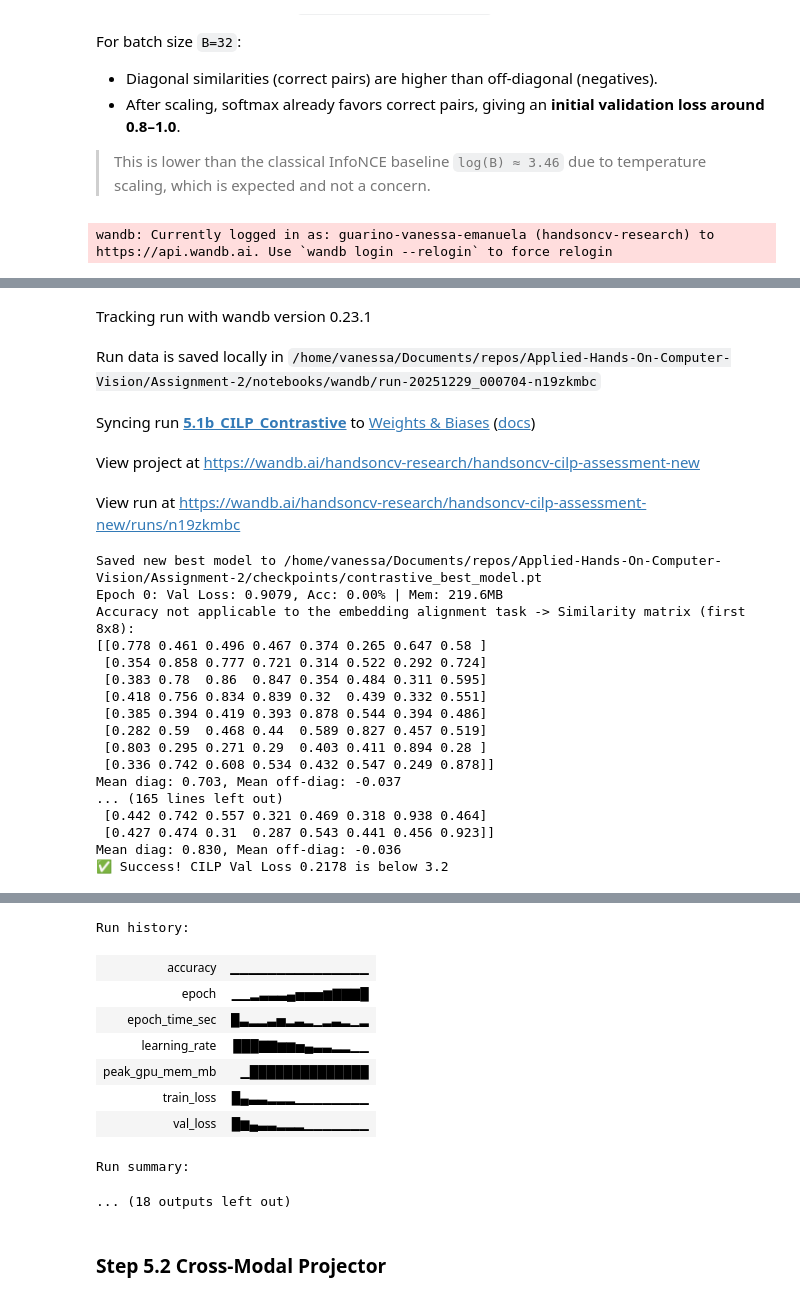
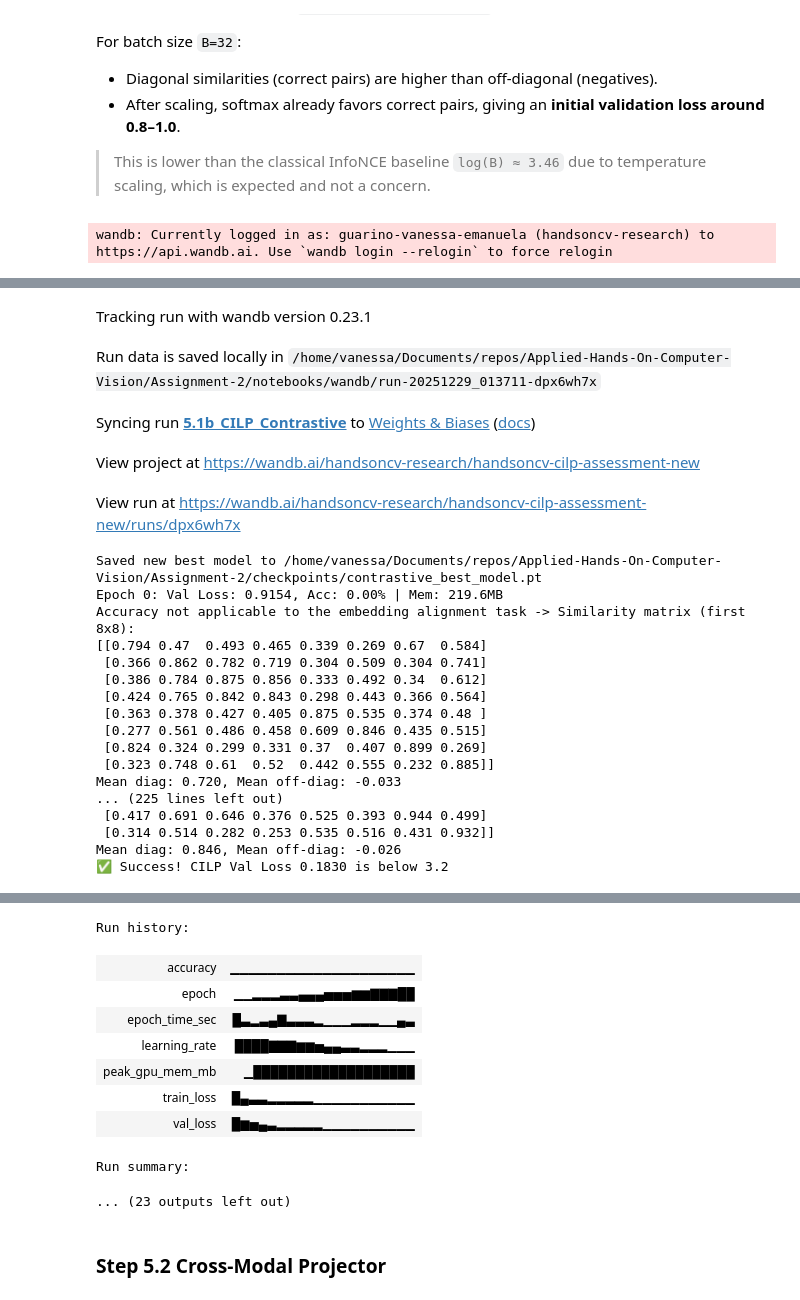
Before and after one commit to Guarinov/applied-hands-on-computer-vision, a Jupyter notebook: Assignment-2/notebooks/04_final_assessment.ipynb, the cells around one changed output, grey strips where cells are left out. Drawn from its saved outputs; the diff is of its cells as text; code cells hidden in the pictures.

```diff
--- a/Assignment-2/notebooks/04_final_assessment.ipynb
+++ b/Assignment-2/notebooks/04_final_assessment.ipynb
@@ -174,7 +174,7 @@ For batch size `B=32`:
 # %%
 # Configuration to fufill logging requirement
 # Choices based upon Nvidia 05_Assessment CILP training scheme
-EPOCHS = 15
+EPOCHS = 20
 LEARNING_RATE = 1e-4
 
 run = wandb.init(
@@ -194,60 +194,60 @@ cilp_model = EfficientCILPModel(emb_dim_interm=INTERM_FUSION_EMB_DIM, emb_dim_la
 optimizer = torch.optim.Adam(cilp_model.parameters(), lr=LEARNING_RATE)
 scheduler = torch.optim.lr_scheduler.CosineAnnealingLR(optimizer, T_max=EPOCHS)
 
 metrics_cilp = train_fusion_cilp_model(
     cilp_model,
     train_loader,
     val_loader,
     optimizer=optimizer,
     criterion=torch.nn.CrossEntropyLoss(), # CrossEntropy used for CILP too
     device="cuda",
     epochs=EPOCHS,
     scheduler=scheduler,
     task_mode="contrastive"
 )
 
 # TASK 5.1b CHECK REQUIREMENT:
-check_value = 3.2 #0.8
+check_value = 0.8 #3.2 #0.8
 if metrics_cilp['val_loss'] < check_value:
     print(f"✅ Success! CILP Val Loss {metrics_cilp['val_loss']:.4f} is below {check_value}")
 
 wandb.finish()
 # %% [output]
 wandb: Currently logged in as: guarino-vanessa-emanuela (handsoncv-research) to https://api.wandb.ai. Use `wandb login --relogin` to force relogin
 [interactive output not drawn]
 Tracking run with wandb version 0.23.1
-Run data is saved locally in /home/vanessa/Documents/repos/Applied-Hands-On-Computer-Vision/Assignment-2/notebooks/wandb/run-20251229_000704-n19zkmbc
+Run data is saved locally in /home/vanessa/Documents/repos/Applied-Hands-On-Computer-Vision/Assignment-2/notebooks/wandb/run-20251229_013711-dpx6wh7x
 Syncing run 5.1b_CILP_Contrastive to Weights & Biases (docs)
 View project at https://wandb.ai/handsoncv-research/handsoncv-cilp-assessment-new
-View run at https://wandb.ai/handsoncv-research/handsoncv-cilp-assessment-new/runs/n19zkmbc
+View run at https://wandb.ai/handsoncv-research/handsoncv-cilp-assessment-new/runs/dpx6wh7x
 Saved new best model to /home/vanessa/Documents/repos/Applied-Hands-On-Computer-Vision/Assignment-2/checkpoints/contrastive_best_model.pt
-Epoch 0: Val Loss: 0.9079, Acc: 0.00% | Mem: 219.6MB
+Epoch 0: Val Loss: 0.9154, Acc: 0.00% | Mem: 219.6MB
 Accuracy not applicable to the embedding alignment task -> Similarity matrix (first 8x8):
-[[0.778 0.461 0.496 0.467 0.374 0.265 0.647 0.58 ]
- [0.354 0.858 0.777 0.721 0.314 0.522 0.292 0.724]
- [0.383 0.78  0.86  0.847 0.354 0.484 0.311 0.595]
- [0.418 0.756 0.834 0.839 0.32  0.439 0.332 0.551]
- [0.385 0.394 0.419 0.393 0.878 0.544 0.394 0.486]
- [0.282 0.59  0.468 0.44  0.589 0.827 0.457 0.519]
- [0.803 0.295 0.271 0.29  0.403 0.411 0.894 0.28 ]
- [0.336 0.742 0.608 0.534 0.432 0.547 0.249 0.878]]
-Mean diag: 0.703, Mean off-diag: -0.037
-... (165 lines left out)
- [0.442 0.742 0.557 0.321 0.469 0.318 0.938 0.464]
- [0.427 0.474 0.31  0.287 0.543 0.441 0.456 0.923]]
-Mean diag: 0.830, Mean off-diag: -0.036
-✅ Success! CILP Val Loss 0.2178 is below 3.2
+[[0.794 0.47  0.493 0.465 0.339 0.269 0.67  0.584]
+ [0.366 0.862 0.782 0.719 0.304 0.509 0.304 0.741]
+ [0.386 0.784 0.875 0.856 0.333 0.492 0.34  0.612]
+ [0.424 0.765 0.842 0.843 0.298 0.443 0.366 0.564]
+ [0.363 0.378 0.427 0.405 0.875 0.535 0.374 0.48 ]
+ [0.277 0.561 0.486 0.458 0.609 0.846 0.435 0.515]
+ [0.824 0.324 0.299 0.331 0.37  0.407 0.899 0.269]
+ [0.323 0.748 0.61  0.52  0.442 0.555 0.232 0.885]]
+Mean diag: 0.720, Mean off-diag: -0.033
+... (225 lines left out)
+ [0.417 0.691 0.646 0.376 0.525 0.393 0.944 0.499]
+ [0.314 0.514 0.282 0.253 0.535 0.516 0.431 0.932]]
+Mean diag: 0.846, Mean off-diag: -0.026
+✅ Success! CILP Val Loss 0.1830 is below 3.2
 [interactive output not drawn]
 Run history:
-| accuracy | ▁▁▁▁▁▁▁▁▁▁▁▁▁▁▁ |
-| epoch | ▁▁▂▃▃▃▄▅▅▅▆▇▇▇█ |
-| epoch_time_sec | █▃▂▂▃▅▂▃▂▁▂▃▂▁▂ |
-| learning_rate | ███▇▇▆▆▅▄▃▃▂▂▁▁ |
-| peak_gpu_mem_mb | ▁██████████████ |
-| train_loss | █▄▃▃▂▂▂▁▁▁▁▁▁▁▁ |
-| val_loss | █▆▄▃▃▂▂▂▁▁▁▁▁▁▁ |
+| accuracy | ▁▁▁▁▁▁▁▁▁▁▁▁▁▁▁▁▁▁▁▁ |
+| epoch | ▁▁▂▂▂▃▃▄▄▄▅▅▅▆▆▇▇▇██ |
+| epoch_time_sec | █▃▂▃▄▇▃▃▃▂▁▁▁▂▂▂▁▁▄▃ |
+| learning_rate | ████▇▇▇▆▆▅▄▄▃▃▂▂▂▁▁▁ |
+| peak_gpu_mem_mb | ▁███████████████████ |
+| train_loss | █▄▃▃▂▂▂▂▂▁▁▁▁▁▁▁▁▁▁▁ |
+| val_loss | █▆▅▄▃▂▂▂▂▂▁▁▁▁▁▁▁▁▁▁ |
 Run summary:
-... (18 outputs left out)
+... (23 outputs left out)
 # %% [markdown]
 ### Step 5.2 Cross-Modal Projector
 # %% [markdown]
```
Also changed, not shown: parts of 8 cells of this notebook, 4 other files.
